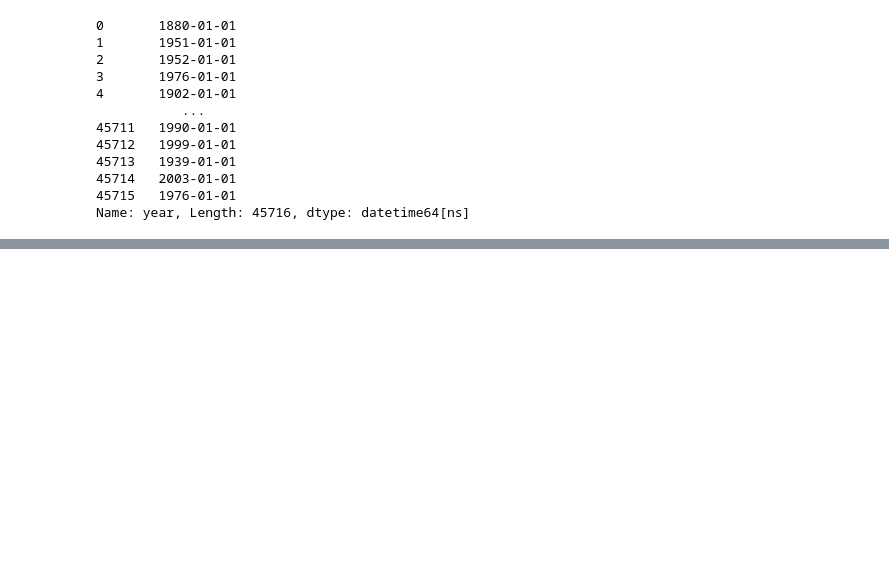
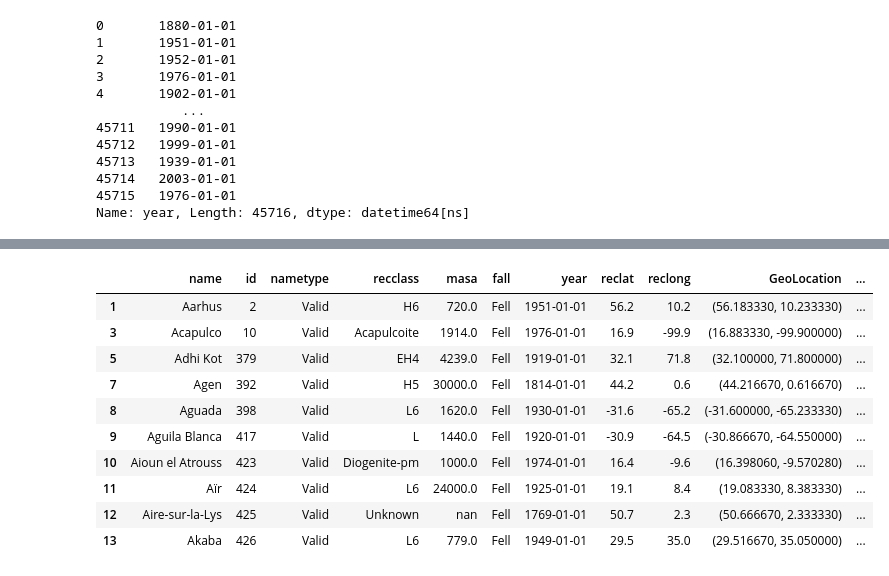
Before and after one commit to JosefinaArayaTapia/CursoPandas, a Jupyter notebook: meteoritos.ipynb, the cells around one changed output, grey strips where cells are left out. Cells and saved outputs as stored; diff of their text form; code cells hidden in the pictures; blank space fills up the shorter version.

```diff
--- a/meteoritos.ipynb
+++ b/meteoritos.ipynb
@@ -335,0 +348,15 @@ list(df_meteroritos)
+# %%
+#Borrar Filas eje filas by index
+df_meteroritos.drop([0,2,4,6]).head(10)
+# %% [output]
+|  | name | id | nametype | recclass | masa | fall | year | reclat | reclong | GeoLocation | ... |
+| 1 | Aarhus | 2 | Valid | H6 | 720.0 | Fell | 1951-01-01 | 56.2 | 10.2 | (56.183330, 10.233330) | ... |
+| 3 | Acapulco | 10 | Valid | Acapulcoite | 1914.0 | Fell | 1976-01-01 | 16.9 | -99.9 | (16.883330, -99.900000) | ... |
+| 5 | Adhi Kot | 379 | Valid | EH4 | 4239.0 | Fell | 1919-01-01 | 32.1 | 71.8 | (32.100000, 71.800000) | ... |
+| 7 | Agen | 392 | Valid | H5 | 30000.0 | Fell | 1814-01-01 | 44.2 | 0.6 | (44.216670, 0.616670) | ... |
+| 8 | Aguada | 398 | Valid | L6 | 1620.0 | Fell | 1930-01-01 | -31.6 | -65.2 | (-31.600000, -65.233330) | ... |
+| 9 | Aguila Blanca | 417 | Valid | L | 1440.0 | Fell | 1920-01-01 | -30.9 | -64.5 | (-30.866670, -64.550000) | ... |
+| 10 | Aioun el Atrouss | 423 | Valid | Diogenite-pm | 1000.0 | Fell | 1974-01-01 | 16.4 | -9.6 | (16.398060, -9.570280) | ... |
+| 11 | Aïr | 424 | Valid | L6 | 24000.0 | Fell | 1925-01-01 | 19.1 | 8.4 | (19.083330, 8.383330) | ... |
+| 12 | Aire-sur-la-Lys | 425 | Valid | Unknown | nan | Fell | 1769-01-01 | 50.7 | 2.3 | (50.666670, 2.333330) | ... |
+| 13 | Akaba | 426 | Valid | L6 | 779.0 | Fell | 1949-01-01 | 29.5 | 35.0 | (29.516670, 35.050000) | ... |
```
Also changed, not shown: parts of 18 cells of this notebook.
